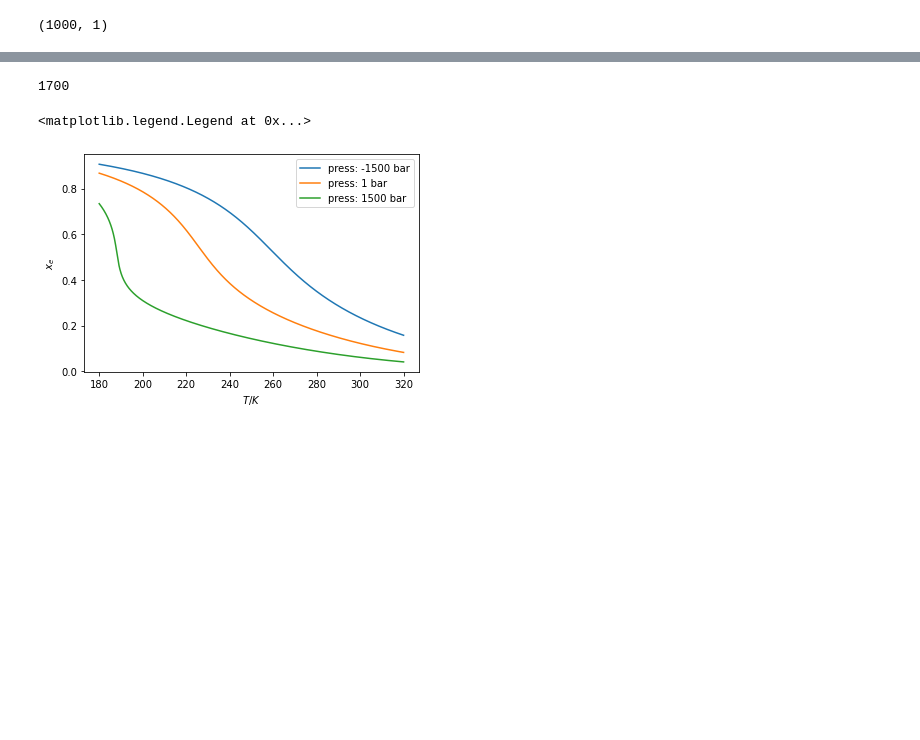
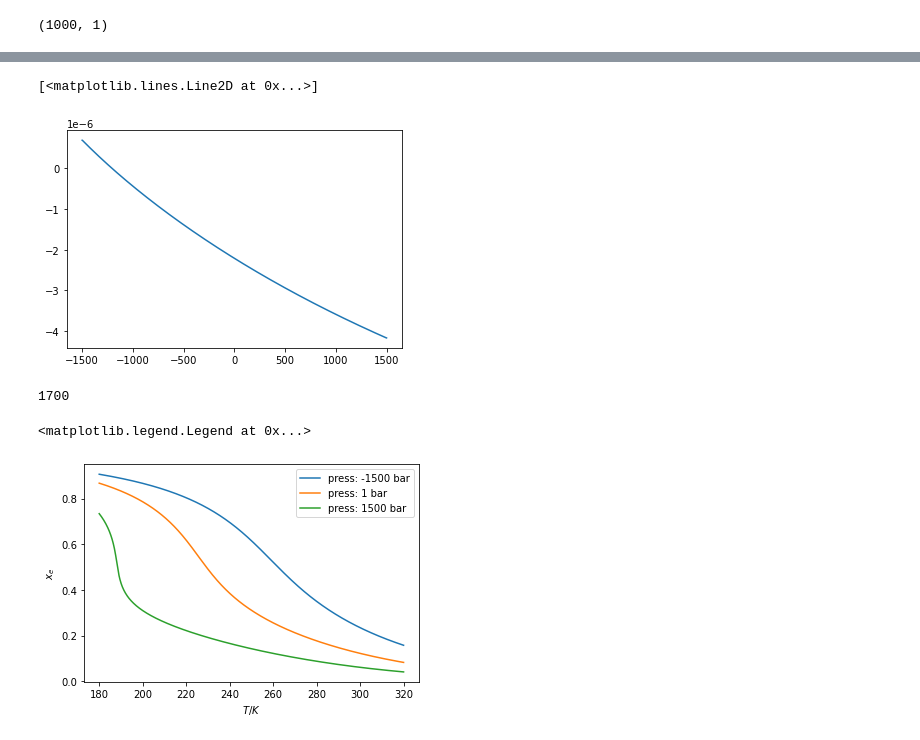
Before and after one commit to chappertron/TSEOS, a Jupyter notebook: testing_the_model.ipynb, the cells around one changed output, grey strips where cells are left out. Cells and saved outputs as stored; diff of their text form; code cells hidden in the pictures; blank space fills up the shorter version.

```diff
--- a/testing_the_model.ipynb
+++ b/testing_the_model.ipynb
@@ -180,3 +291,8 @@ plt.plot(temps,alpha[0])
+# %%
+plt.plot(presses,V)
+# %% [output]
+[<matplotlib.lines.Line2D at 0x...>]
+[figure, added]
 # %%
 print(bid.Pc)
 # %% [output]
```
Also changed, not shown: parts of 13 cells of this notebook, 1 other file.
